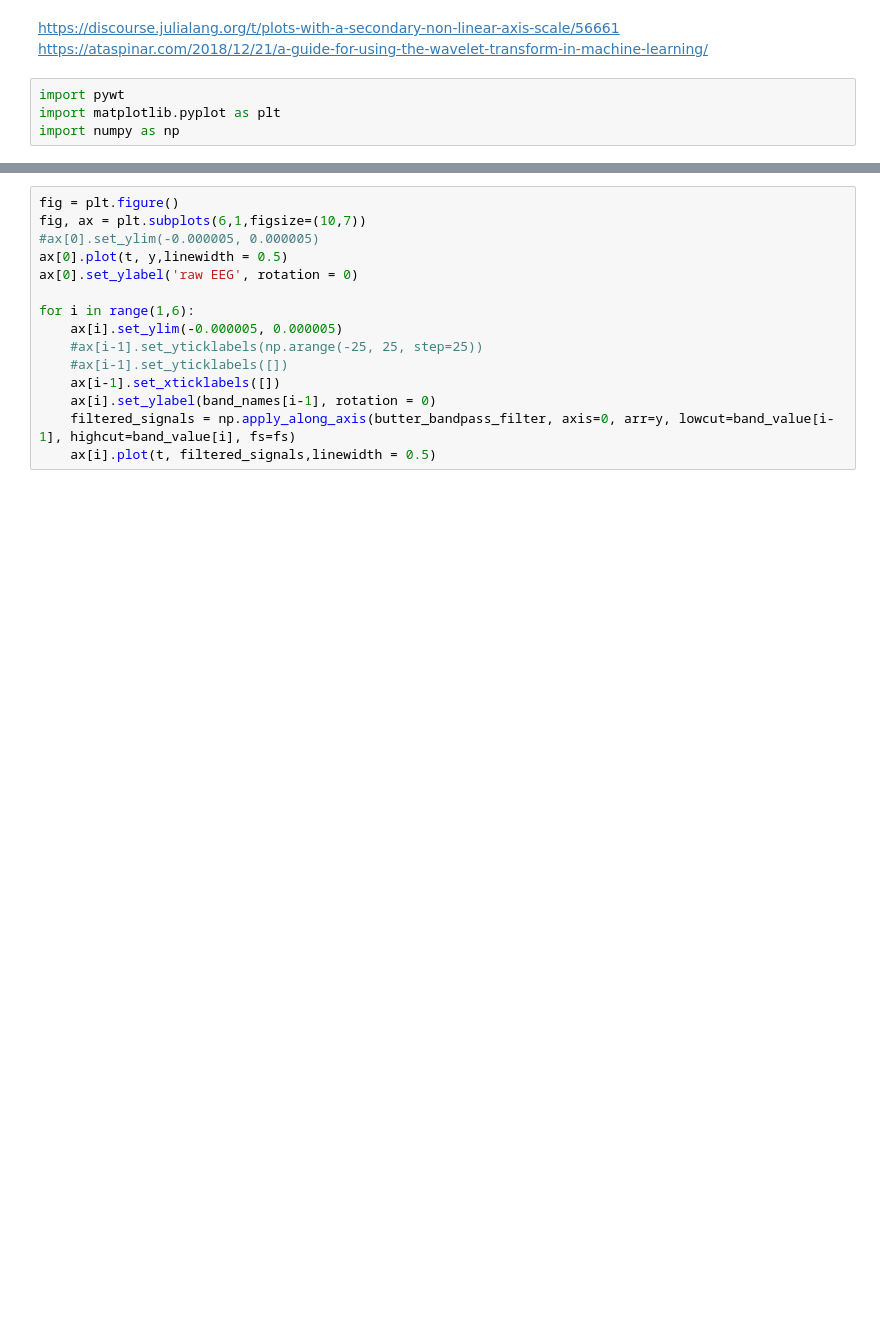
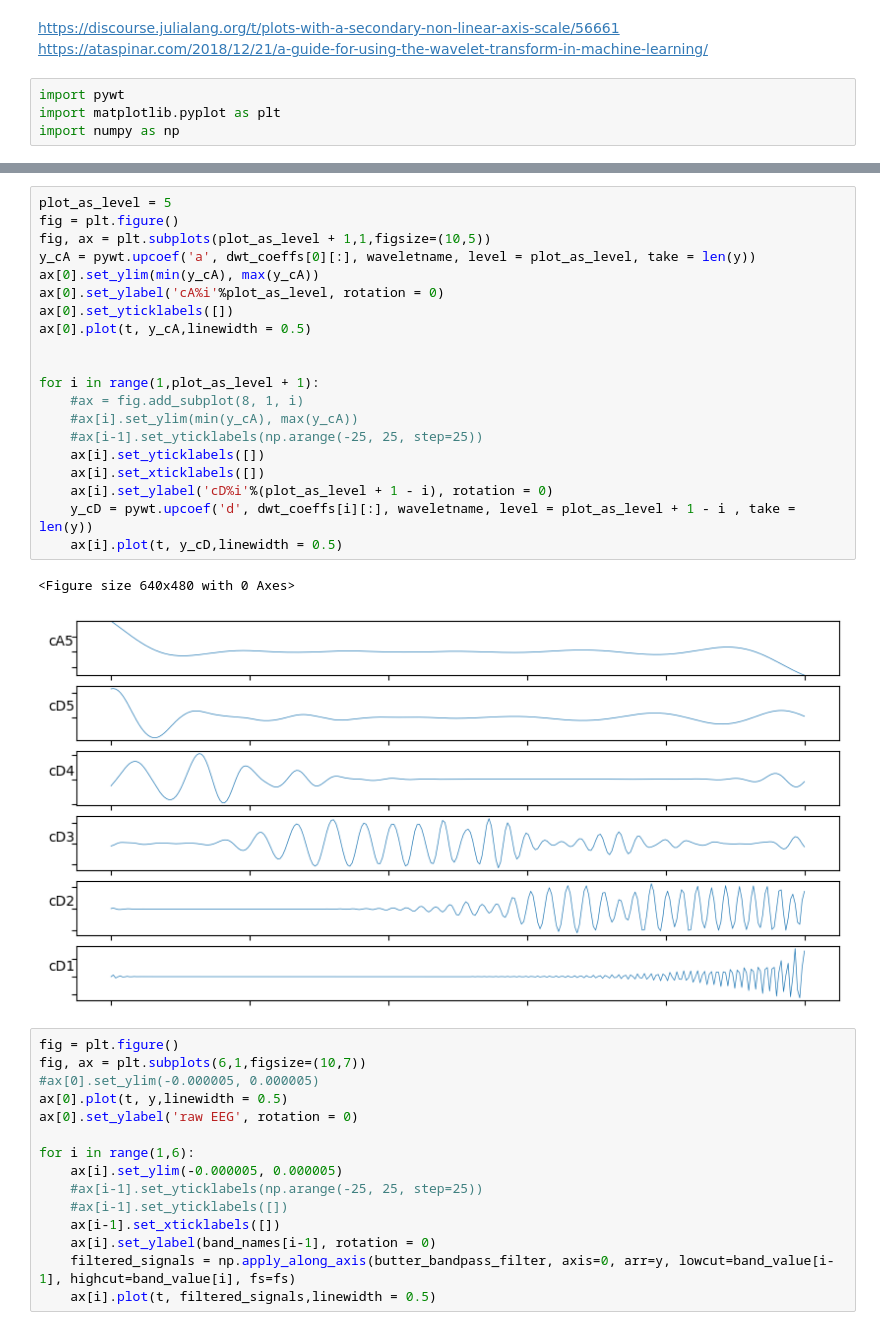
Before and after one commit to TAUforPython/wavelets, a Jupyter notebook: wavelets_cwt_dwt_example_EEG_ECG.ipynb, the cells around one changed output, grey strips where cells are left out. Saved outputs shown, nothing was run; the diff lists cells and outputs as text; blank space fills up the shorter version.

```diff
--- a/wavelets_cwt_dwt_example_EEG_ECG.ipynb
+++ b/wavelets_cwt_dwt_example_EEG_ECG.ipynb
@@ -912,3 +892,26 @@ plt.plot(t,y_5level_idwt)
+# %%
+plot_as_level = 5
+fig = plt.figure()
+fig, ax = plt.subplots(plot_as_level + 1,1,figsize=(10,5))
+y_cA = pywt.upcoef('a', dwt_coeffs[0][:], waveletname, level = plot_as_level, take = len(y))
+ax[0].set_ylim(min(y_cA), max(y_cA))
+ax[0].set_ylabel('cA%i'%plot_as_level, rotation = 0)
+ax[0].set_yticklabels([])
+ax[0].plot(t, y_cA,linewidth = 0.5)
+
+
+for i in range(1,plot_as_level + 1):
+    #ax = fig.add_subplot(8, 1, i)
+    #ax[i].set_ylim(min(y_cA), max(y_cA))
+    #ax[i-1].set_yticklabels(np.arange(-25, 25, step=25))
+    ax[i].set_yticklabels([])
+    ax[i].set_xticklabels([])
+    ax[i].set_ylabel('cD%i'%(plot_as_level + 1 - i), rotation = 0)
+    y_cD = pywt.upcoef('d', dwt_coeffs[i][:], waveletname, level = plot_as_level + 1 - i , take = len(y))
+    ax[i].plot(t, y_cD,linewidth = 0.5)
+# %% [output]
+<Figure size 640x480 with 0 Axes>
+[figure, added]
 # %%
 fig = plt.figure()
 fig, ax = plt.subplots(6,1,figsize=(10,7))
```
Also changed, not shown: parts of 10 cells of this notebook.
